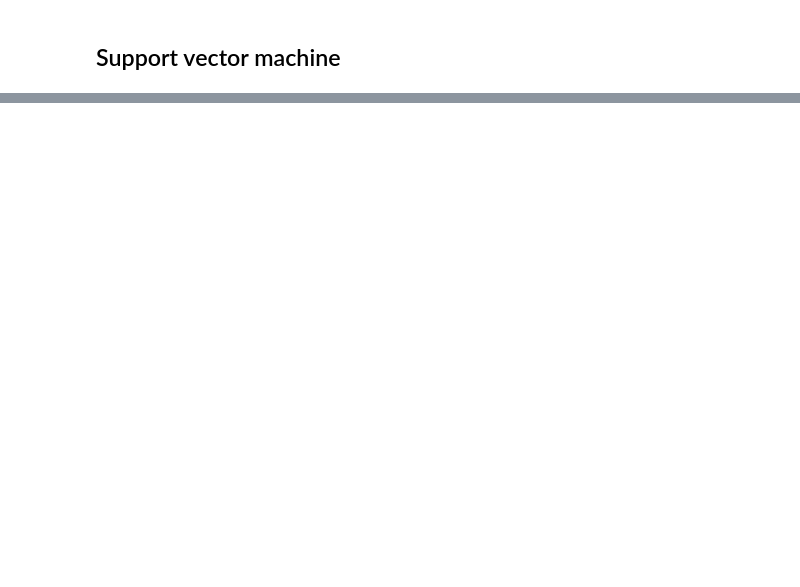
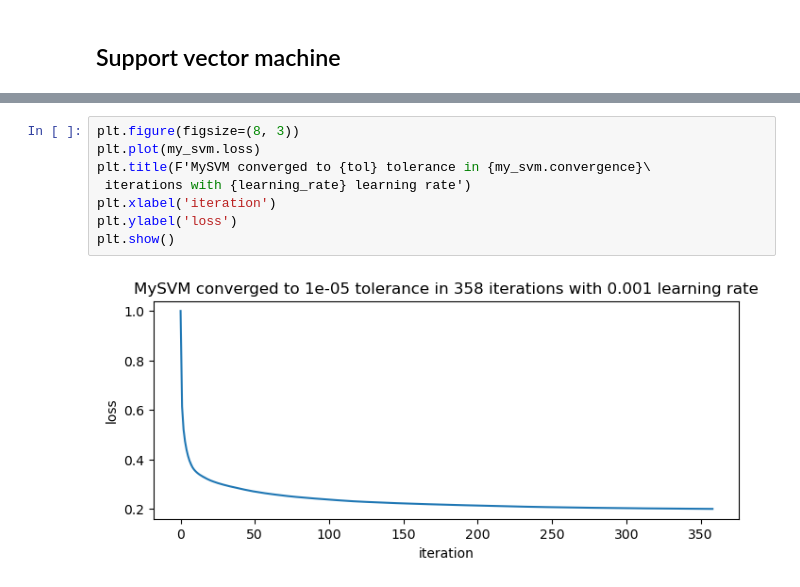
Before and after one commit to iliatarasov/machine-learning-algorithms-from-scratch, a Jupyter notebook: machine learning algorithms from scratch.ipynb, the cells around one changed output, grey strips where cells are left out. Cells and saved outputs as stored; diff of their text form; blank space fills up the shorter version.

```diff
--- a/machine learning algorithms from scratch.ipynb
+++ b/machine learning algorithms from scratch.ipynb
@@ -136,0 +139,10 @@ compare_classifiers([my_svm, svm_sklearn],
+# %%
+plt.figure(figsize=(8, 3))
+plt.plot(my_svm.loss)
+plt.title(F'MySVM converged to {tol} tolerance in {my_svm.convergence}\
+ iterations with {learning_rate} learning rate')
+plt.xlabel('iteration')
+plt.ylabel('loss')
+plt.show()
+# %% [output]
+[figure, added]
```
Also changed, not shown: parts of 7 cells of this notebook.
